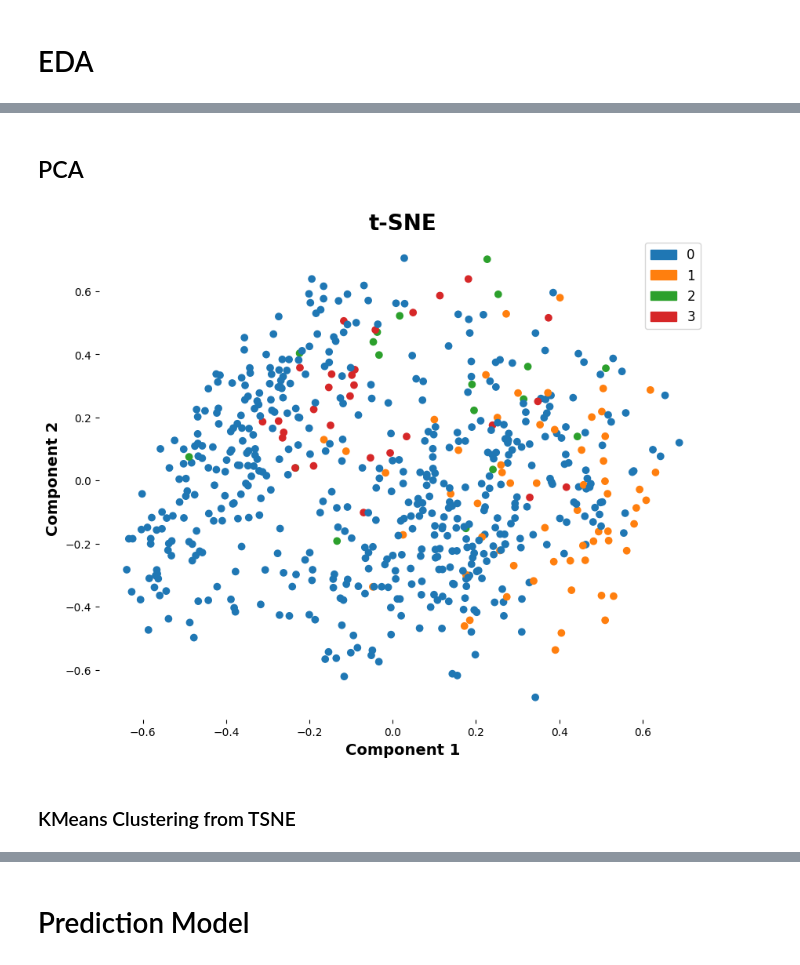
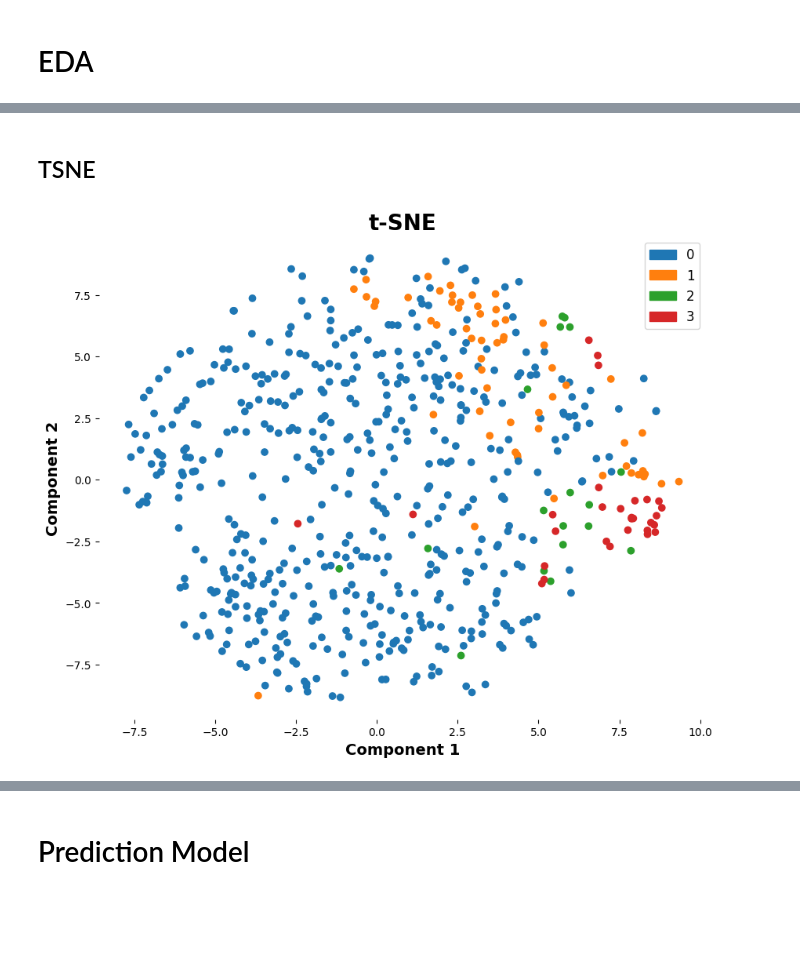
Before and after one commit to ClayGendron/icr-identify-age-related-conditions-kaggle, a Jupyter notebook: icr-gendron-2.ipynb, the cells around one changed output, grey strips where cells are left out. Saved outputs shown, nothing was run; the diff lists cells and outputs as text; code cells hidden in the pictures; blank space fills up the shorter version.

```diff
--- a/icr-gendron-2.ipynb
+++ b/icr-gendron-2.ipynb
@@ -143,5 +185,5 @@ for response in responses:
 # %% [markdown]
-## PCA
+## TSNE
 # %%
 class_color_map = {0: 'C0', 1: 'C1'}
 alpha_color_map = {0: 'C0', 1: 'C1', 2: 'C2', 3: 'C3'}
@@ -152,34 +194,32 @@ tsne_n = 2
 tsne_df = X_train.drop(['Epsilon'], axis = 1, inplace = False)
 
 tsne_scaled = StandardScaler().fit_transform(tsne_df)
 tsne_transformed = PowerTransformer().fit_transform(tsne_scaled)
 tsne_normalized = Normalizer().fit_transform(tsne_transformed)
 
 tsne_df = pd.DataFrame(tsne_normalized, columns = tsne_df.columns, index = tsne_df.index)
-tsne = PCA(n_components = tsne_n, random_state = random_seed)
+tsne = TSNE(n_components = tsne_n, perplexity = 100, random_state = random_seed)
 tsne_columns = ['Component ' + str(i + 1) for i in range(tsne_n)]
 X_tsne = tsne.fit_transform(tsne_df)
 
 # create df with the t-SNE components and 'Class'
 tsne_df = pd.DataFrame(data = X_tsne, columns = tsne_columns)
 tsne_df['Class'] = y_train_class
 tsne_df['Alpha'] = y_train_alpha
 
 colors = tsne_df['Alpha'].map(alpha_color_map)
 
 legend_elements = [Patch(color = clr, label = lbl) for lbl, clr in alpha_color_map.items()]
 
 # plot components
 plt.figure(figsize = (10, 8))
 plt.title('t-SNE', fontdict = font_dict_header)
 plt.box(False)
 plt.scatter(tsne_df['Component 1'], tsne_df['Component 2'], c = colors)
 plt.legend(handles = legend_elements, loc = 'upper right', fontsize = 12)
 plt.xlabel('Component 1', fontdict = font_dict_axistitle)
 plt.ylabel('Component 2', fontdict = font_dict_axistitle)
 
 plt.show()
 # %% [output]
-[figure, old version]
+[figure, new version]
-# %% [markdown]
-### KMeans Clustering from TSNE
```
Also changed, not shown: parts of 26 cells of this notebook.
